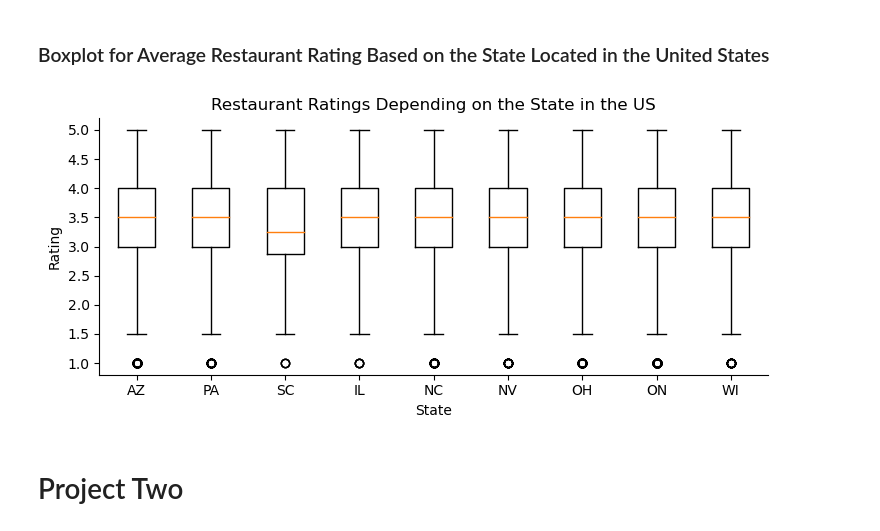
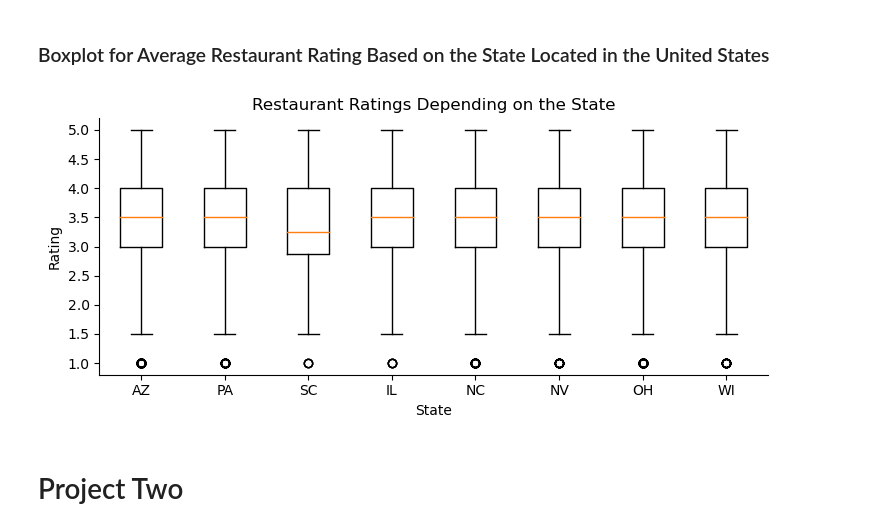
Before and after one commit to vvickychan/yelp-code, a Jupyter notebook: yelp.ipynb, the cells around one changed output. Drawn from its saved outputs; the diff is of its cells as text; code cells hidden in the pictures.

```diff
--- a/yelp.ipynb
+++ b/yelp.ipynb
@@ -550,28 +566,28 @@ This boxplot illustrates the average restaurant ratings of restaurants based on
 # %%
 us_df2_state = df2_business[['state','stars']]
 
-new_frame = {'AZ':[], 'PA':[], 'SC':[], 'IL':[], 'NC':[], 'NV':[], 'OH':[], 'ON':[], 'PA':[], 'WI':[]}
-for i in us_df2_state.index:
-    if us_df2_state['state'][i] in new_frame:
-        new_frame[us_df2_state['state'][i]].append(us_df2_state['stars'][i])
+new_frame = {'AZ':[], 'PA':[], 'SC':[], 'IL':[], 'NC':[], 'NV':[], 'OH':[], 'WI':[]}
+for i in df2_state.index:
+    if df2_state['state'][i] in new_frame:
+        new_frame[df2_state['state'][i]].append(df2_state['stars'][i])
 
 plt.rcParams["figure.figsize"] = [7.50, 3.50]
 plt.rcParams["figure.autolayout"] = True
 
 data = new_frame
 fig, ax = plt.subplots()
 
 
 ax.spines['right'].set_visible(False)
 ax.spines['top'].set_visible(False)
 ax.boxplot(data.values())
 ax.set_xticklabels(data.keys())
 ax.set_xlabel('State')
 ax.set_ylabel('Rating')
-ax.set_title("Restaurant Ratings Depending on the State in the US")
+ax.set_title("Restaurant Ratings Depending on the State")
 plt.show()
 # %% [output]
-[figure, old version]
+[figure, new version]
 # %% [markdown]
 # Project Two
 # %% [markdown]
```
Also changed, not shown: parts of 9 cells of this notebook.
